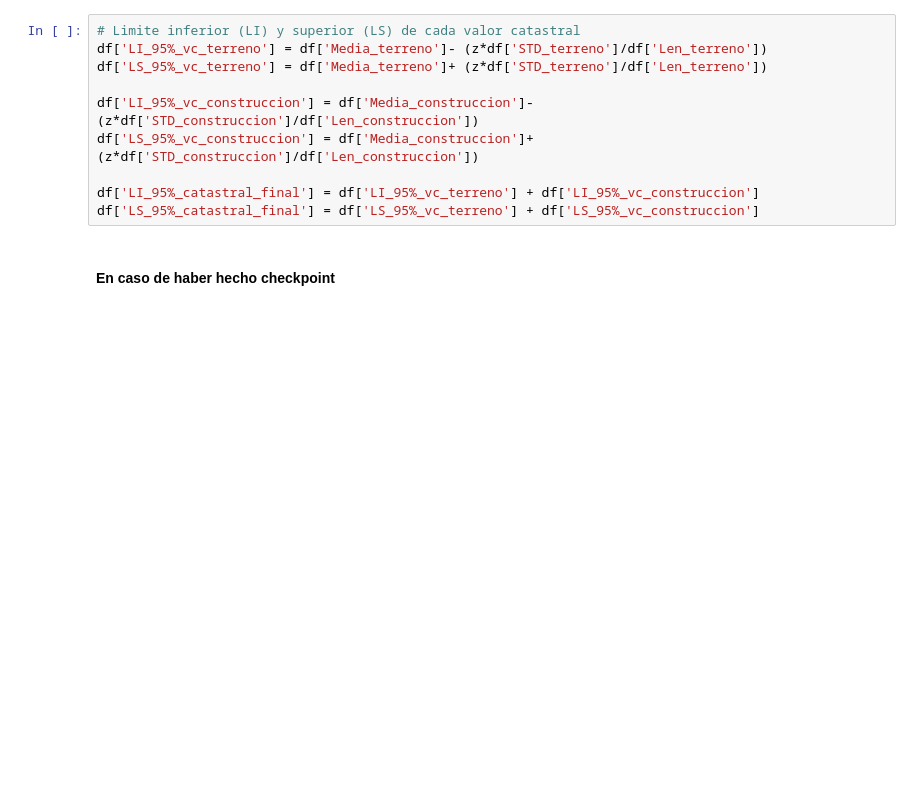
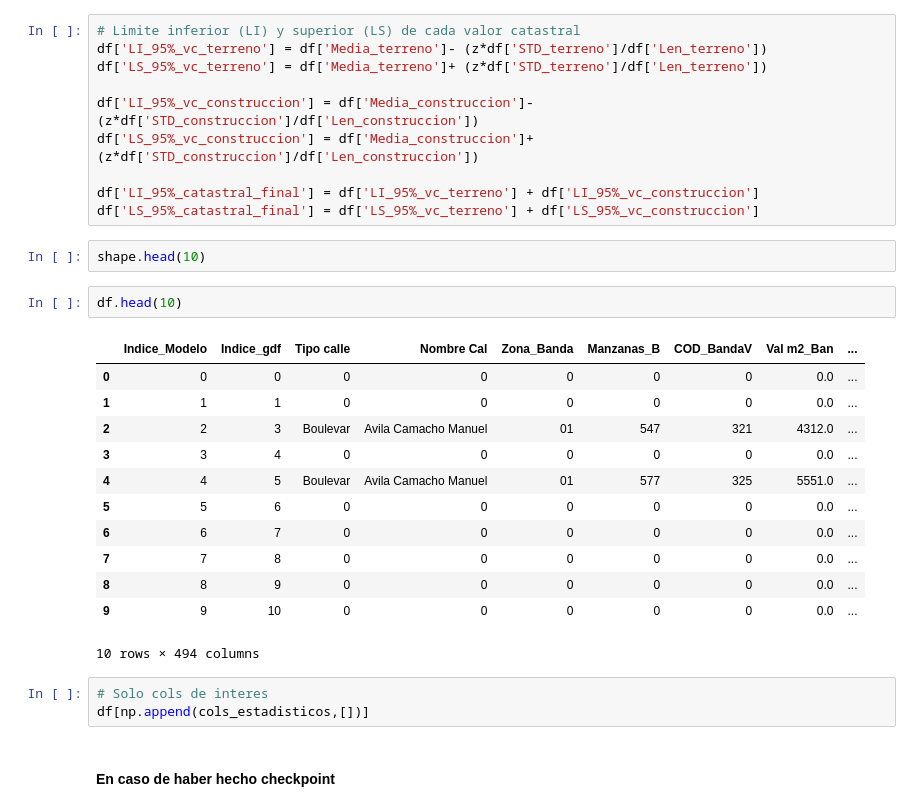
Before and after one commit to DiosLara/Newst_codes, a Jupyter notebook: Valor_Catastral/Calculo_valor_catastro.ipynb, the cells around one changed output. Cells and saved outputs as stored; diff of their text form; blank space fills up the shorter version.

```diff
--- a/Valor_Catastral/Calculo_valor_catastro.ipynb
+++ b/Valor_Catastral/Calculo_valor_catastro.ipynb
@@ -722,6 +760,26 @@ df['LS_95%_vc_construccion'] = df['Media_construccion']+ (z*df['STD_construccion
 
 df['LI_95%_catastral_final'] = df['LI_95%_vc_terreno'] + df['LI_95%_vc_construccion']
 df['LS_95%_catastral_final'] = df['LS_95%_vc_terreno'] + df['LS_95%_vc_construccion']
+# %%
+shape.head(10)
+# %%
+df.head(10)
+# %% [output]
+|  | Indice_Modelo | Indice_gdf | Tipo calle | Nombre Cal | Zona_Banda | Manzanas_B | COD_BandaV | Val m2_Ban | ... |
+| 0 | 0 | 0 | 0 | 0 | 0 | 0 | 0 | 0.0 | ... |
+| 1 | 1 | 1 | 0 | 0 | 0 | 0 | 0 | 0.0 | ... |
+| 2 | 2 | 3 | Boulevar | Avila Camacho Manuel | 01 | 547 | 321 | 4312.0 | ... |
+| 3 | 3 | 4 | 0 | 0 | 0 | 0 | 0 | 0.0 | ... |
+| 4 | 4 | 5 | Boulevar | Avila Camacho Manuel | 01 | 577 | 325 | 5551.0 | ... |
+| 5 | 5 | 6 | 0 | 0 | 0 | 0 | 0 | 0.0 | ... |
+| 6 | 6 | 7 | 0 | 0 | 0 | 0 | 0 | 0.0 | ... |
+| 7 | 7 | 8 | 0 | 0 | 0 | 0 | 0 | 0.0 | ... |
+| 8 | 8 | 9 | 0 | 0 | 0 | 0 | 0 | 0.0 | ... |
+| 9 | 9 | 10 | 0 | 0 | 0 | 0 | 0 | 0.0 | ... |
+10 rows × 494 columns
+# %%
+# Solo cols de interes
+df[np.append(cols_estadisticos,[])]
 # %% [markdown]
 #### En caso de haber hecho checkpoint
 # %%
```
Also changed, not shown: parts of 5 cells of this notebook.
